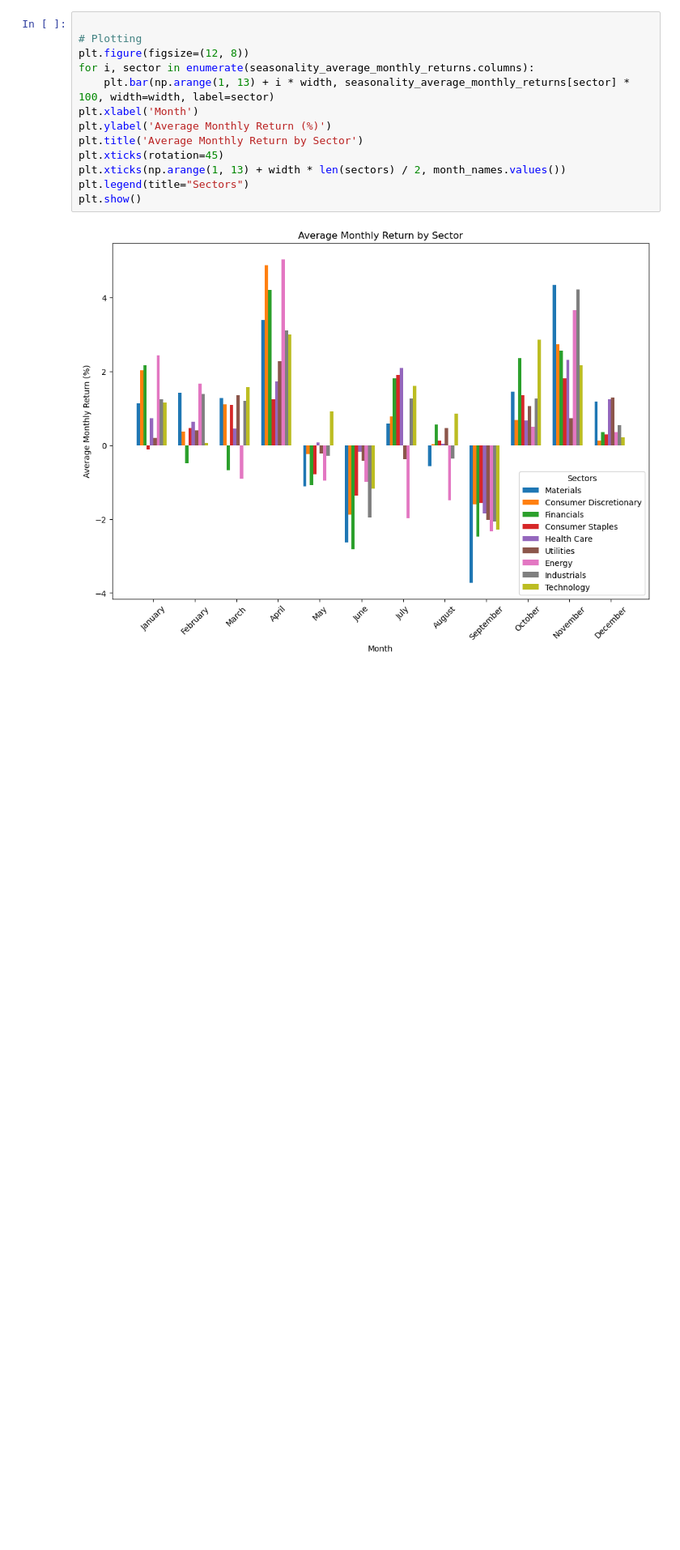
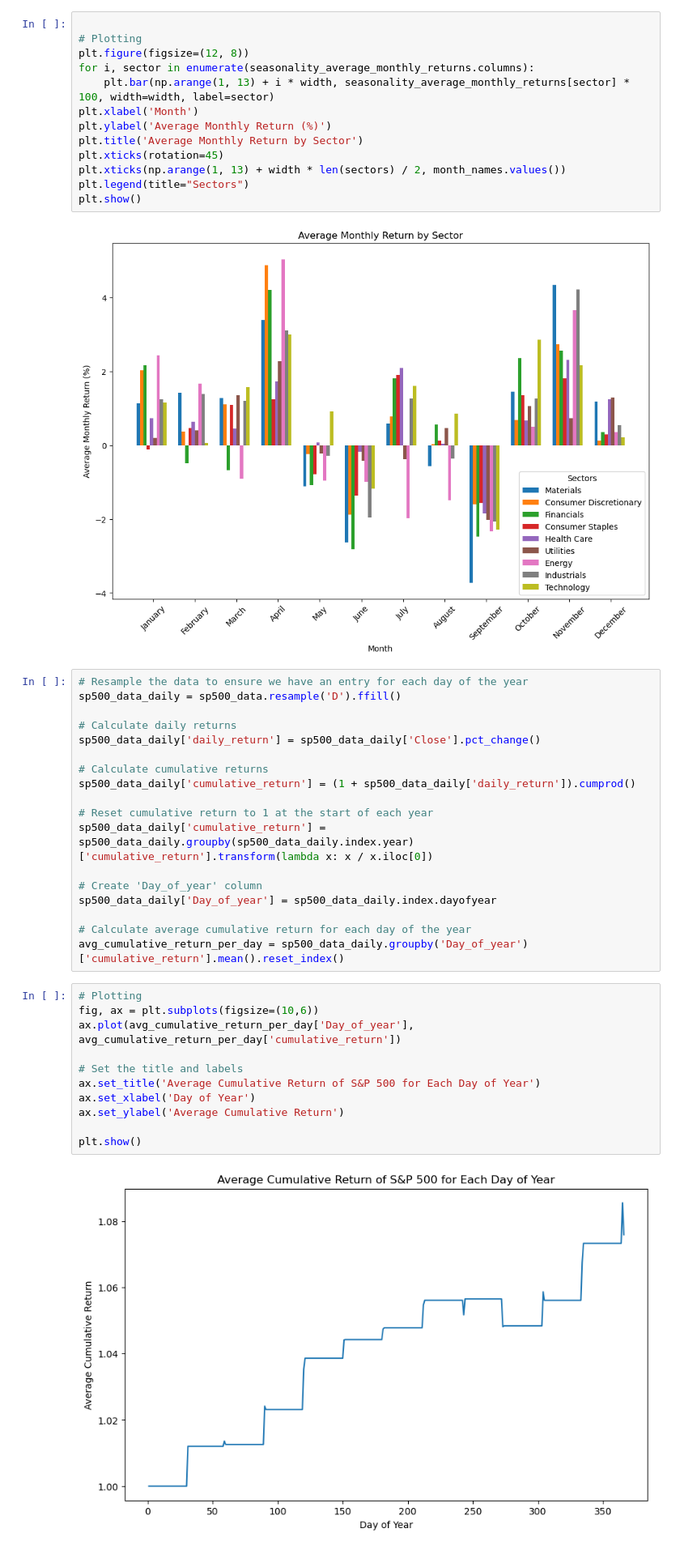
Before and after one commit to danielsobrado/notebooks_invest, a Jupyter notebook: seasonality/Seasonality per Month and Sector.ipynb, the cells around one changed output. Shown at 81% size. Cells and saved outputs as stored; diff of their text form; blank space fills up the shorter version.

```diff
--- a/seasonality/Seasonality per Month and Sector.ipynb
+++ b/seasonality/Seasonality per Month and Sector.ipynb
@@ -118,3 +204,34 @@ plt.legend(title="Sectors")
 plt.show()
 # %% [output]
 [figure]
+# %%
+# Resample the data to ensure we have an entry for each day of the year
+sp500_data_daily = sp500_data.resample('D').ffill()
+
+# Calculate daily returns
+sp500_data_daily['daily_return'] = sp500_data_daily['Close'].pct_change()
+
+# Calculate cumulative returns
+sp500_data_daily['cumulative_return'] = (1 + sp500_data_daily['daily_return']).cumprod()
+
+# Reset cumulative return to 1 at the start of each year
+sp500_data_daily['cumulative_return'] = sp500_data_daily.groupby(sp500_data_daily.index.year)['cumulative_return'].transform(lambda x: x / x.iloc[0])
+
+# Create 'Day_of_year' column
+sp500_data_daily['Day_of_year'] = sp500_data_daily.index.dayofyear
+
+# Calculate average cumulative return for each day of the year
+avg_cumulative_return_per_day = sp500_data_daily.groupby('Day_of_year')['cumulative_return'].mean().reset_index()
+# %%
+# Plotting
+fig, ax = plt.subplots(figsize=(10,6))
+ax.plot(avg_cumulative_return_per_day['Day_of_year'], avg_cumulative_return_per_day['cumulative_return'])
+
+# Set the title and labels
+ax.set_title('Average Cumulative Return of S&P 500 for Each Day of Year')
+ax.set_xlabel('Day of Year')
+ax.set_ylabel('Average Cumulative Return')
+
+plt.show()
+# %% [output]
+[figure, added]
```
Also changed, not shown: parts of 4 cells of this notebook, 3 other files.
